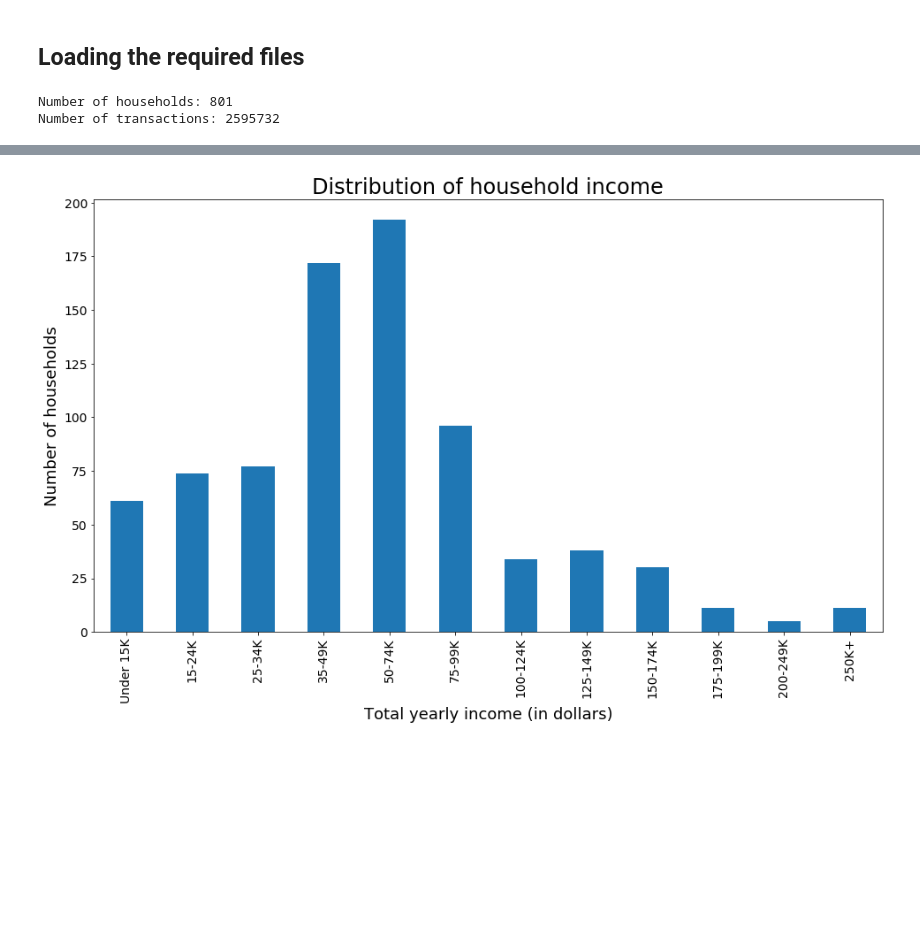
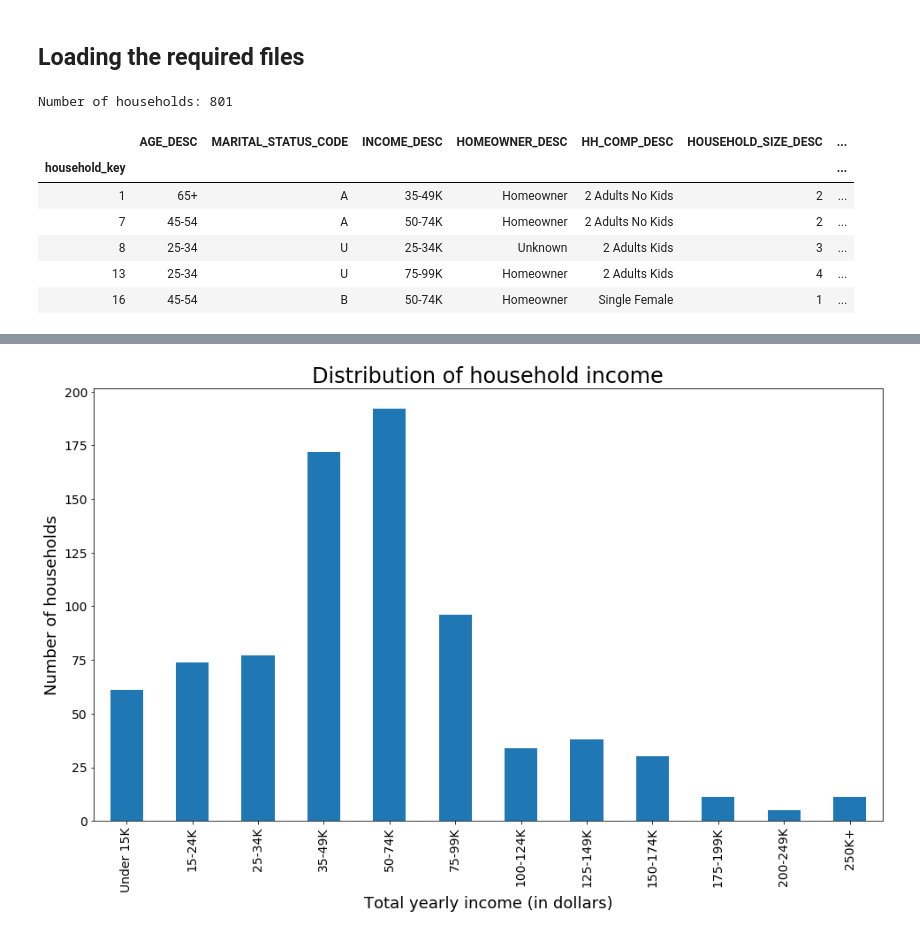
Before and after one commit to BoschSamuel/ADA_Project_2019, a Jupyter notebook: RQ7.ipynb, the cells around one changed output, grey strips where cells are left out. Saved outputs shown, nothing was run; the diff lists cells and outputs as text; code cells hidden in the pictures; blank space fills up the shorter version.

```diff
--- a/RQ7.ipynb
+++ b/RQ7.ipynb
@@ -9,9 +13,14 @@ import numpy as np
 # %%
 households = pd.read_csv(r"dunnhumby\hh_demographic.csv", header=0)
 households = households.set_index("household_key")
-transactions = pd.read_csv(r"dunnhumby\transaction_data.csv", header=0)
 print("Number of households:", len(households))
-print("Number of transactions:", len(transactions))
+households.head()
 # %% [output]
 Number of households: 801
-Number of transactions: 2595732
+|  | AGE_DESC | MARITAL_STATUS_CODE | INCOME_DESC | HOMEOWNER_DESC | HH_COMP_DESC | HOUSEHOLD_SIZE_DESC | ... |
+| household_key |  |  |  |  |  |  | ... |
+| 1 | 65+ | A | 35-49K | Homeowner | 2 Adults No Kids | 2 | ... |
+| 7 | 45-54 | A | 50-74K | Homeowner | 2 Adults No Kids | 2 | ... |
+| 8 | 25-34 | U | 25-34K | Unknown | 2 Adults Kids | 3 | ... |
+| 13 | 25-34 | U | 75-99K | Homeowner | 2 Adults Kids | 4 | ... |
+| 16 | 45-54 | B | 50-74K | Homeowner | Single Female | 1 | ... |
```
Also changed, not shown: parts of 28 cells of this notebook.
